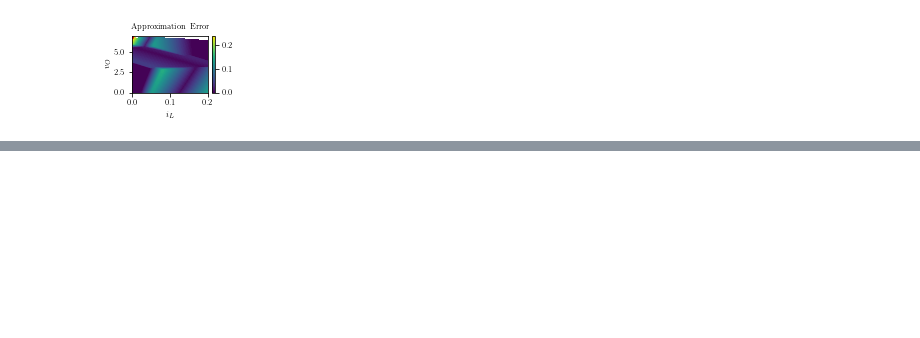
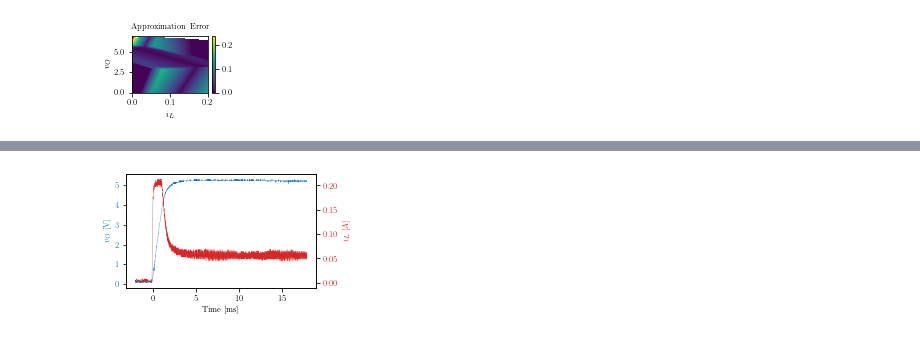
Before and after one commit to PREDICT-EPFL/evanqp, a Jupyter notebook: examples/dc_dc_converter/dc_dc_converter.ipynb, the cells around one changed output, grey strips where cells are left out. Drawn from its saved outputs; the diff is of its cells as text; code cells hidden in the pictures; blank space fills up the shorter version.

```diff
--- a/examples/dc_dc_converter/dc_dc_converter.ipynb
+++ b/examples/dc_dc_converter/dc_dc_converter.ipynb
@@ -477,0 +561,23 @@ Stability bound: 1.9256226396339674e-05 at [0.04965736392747466, 4.9983149468643
+# %%
+experimental_data = pd.read_csv('experiment.csv')
+experimental_data['Volt'][experimental_data['Volt'] < 0] = float('NaN')
+# %%
+latexify.latexify()
+
+color = 'tab:blue'
+fig, ax1 = plt.subplots()
+ax1.plot(experimental_data['second'] * 1e3, experimental_data['Volt'], color=color, linewidth=0.3)
+ax1.set_xlabel('Time [ms]')
+ax1.set_ylabel(r'$v_O$ [V]', color=color)
+ax1.tick_params(axis='y', labelcolor=color)
+
+color = 'tab:red'
+ax2 = ax1.twinx()
+ax2.plot(experimental_data['second'] * 1e3, experimental_data['Ampere'], color=color, linewidth=0.3)
+ax2.set_ylabel(r'$i_L$ [A]', color=color)
+ax2.tick_params(axis='y', labelcolor=color)
+
+plt.savefig('figures/experiment.pdf', bbox_inches='tight', pad_inches=0.01)
+plt.show()
+# %% [output]
+[figure, added]
```
Also changed, not shown: parts of 14 cells of this notebook, 44 other files.
